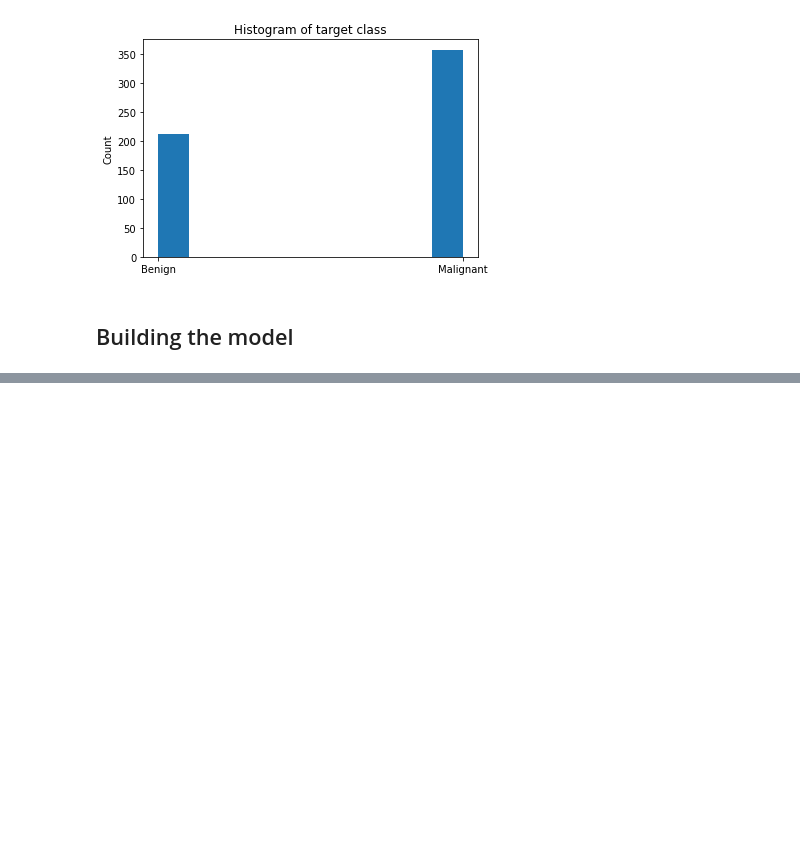
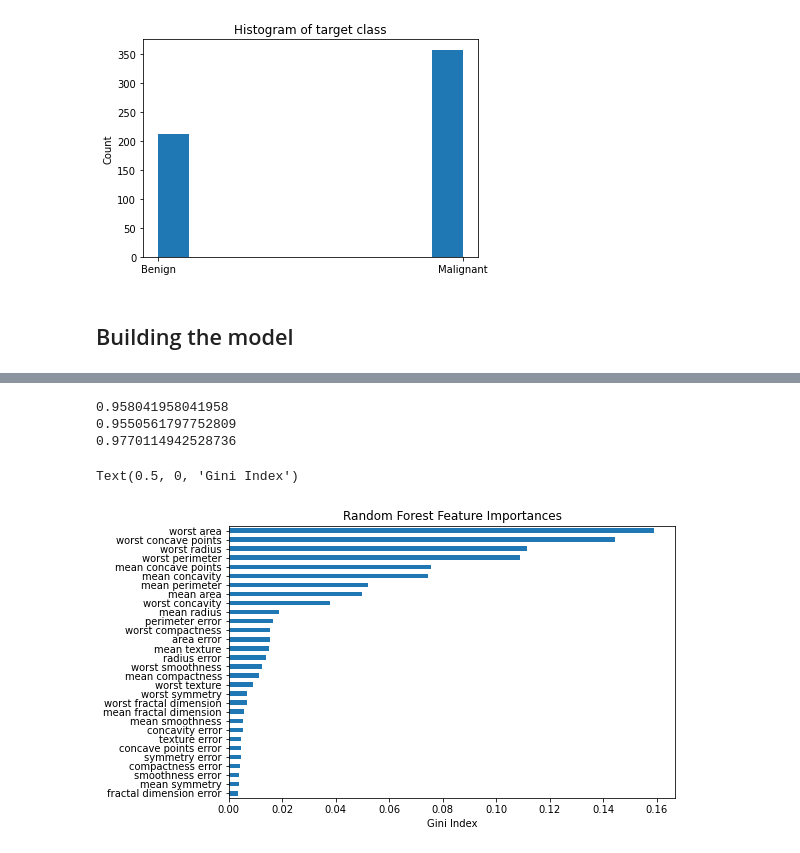
Before and after one commit to apd2599/Training_2021_CIRCUIT, a Jupyter notebook: Scikit-Learn_Dataset/BC_Random_Forest.ipynb, the cells around one changed output, grey strips where cells are left out. Cells and saved outputs as stored; diff of their text form; code cells hidden in the pictures; blank space fills up the shorter version.

```diff
--- a/Scikit-Learn_Dataset/BC_Random_Forest.ipynb
+++ b/Scikit-Learn_Dataset/BC_Random_Forest.ipynb
@@ -121,4 +129,4 @@ Text(0, 0.5, 'Count')
 # %%
 Xtrain, Xtest, ytrain, ytest = train_test_split(Xdf, ys)
 # %%
-model = Random
+model = RandomForestClassifier().fit(Xtrain, ytrain)
@@ -124,0 +159,16 @@ model = Random
+# %%
+print(accuracy_score(ytest, ypred))
+print(precision_score(ytest, ypred))
+print(recall_score(ytest, ypred))
+# %% [output]
+0.958041958041958
+0.9550561797752809
+0.9770114942528736
+# %%
+plt.figure(figsize=[8, 5])
+pd.Series(model.feature_importances_, index=Xdf.columns).sort_values(ascending=True).plot(kind='barh')
+plt.title('Random Forest Feature Importances')
+plt.xlabel('Gini Index')
+# %% [output]
+Text(0.5, 0, 'Gini Index')
+[figure, added]
```
Also changed, not shown: parts of 6 cells of this notebook.
